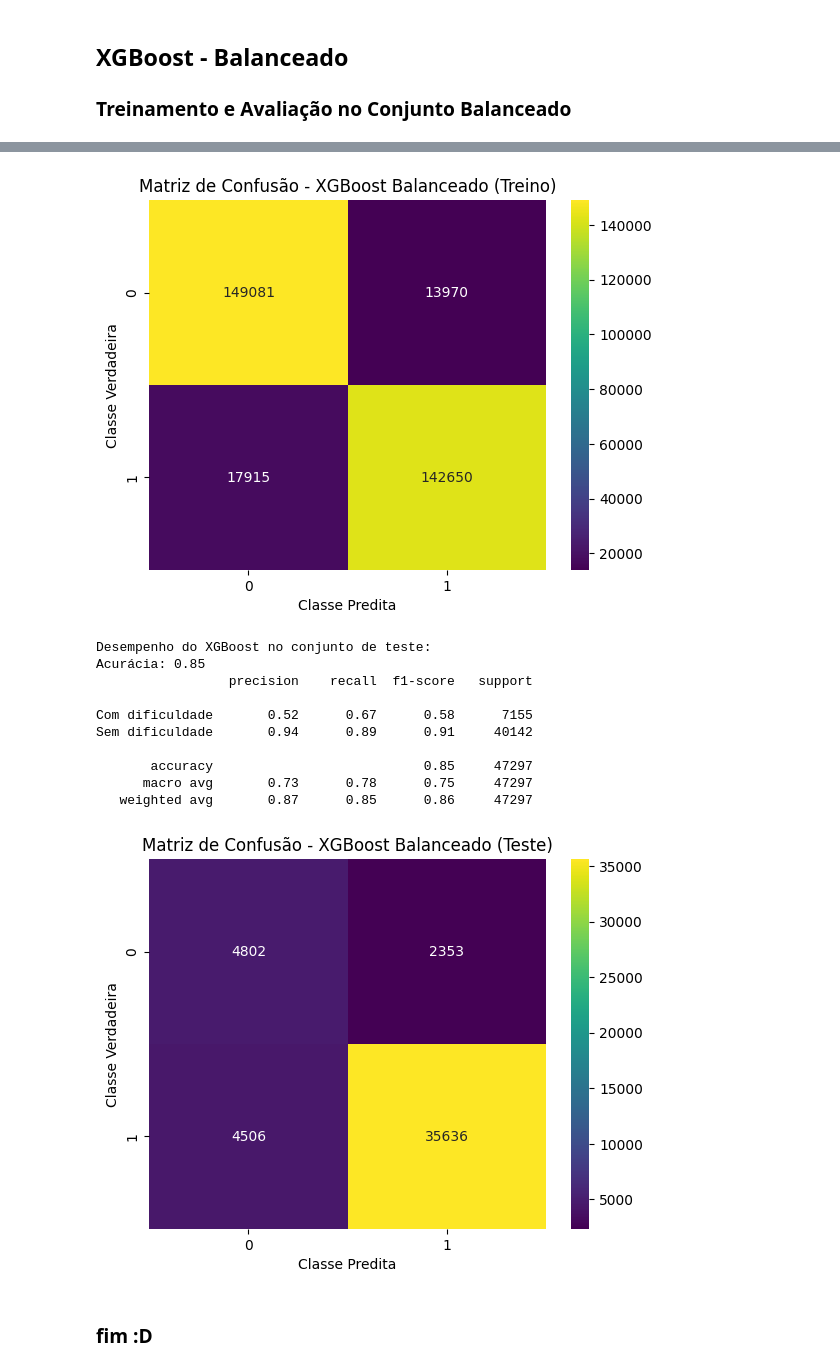
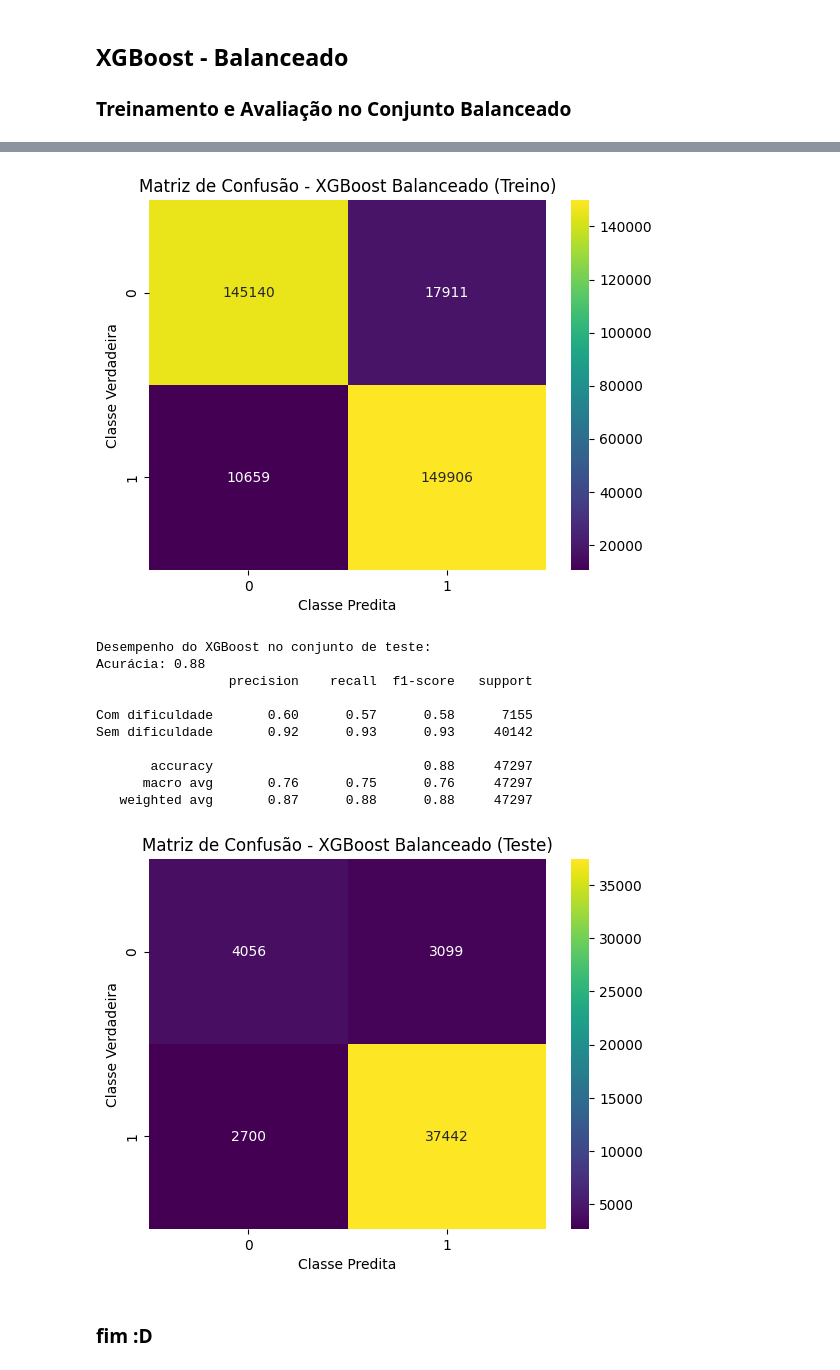
Before and after one commit to LuisHenriqueA/Diabetes-PISI3, a Jupyter notebook: KDD/classificacao/classificacao.ipynb, the cells around one changed output, grey strips where cells are left out. Drawn from its saved outputs; the diff is of its cells as text; code cells hidden in the pictures.

```diff
--- a/KDD/classificacao/classificacao.ipynb
+++ b/KDD/classificacao/classificacao.ipynb
@@ -733,29 +733,21 @@ y_test_encoded = label_encoder.transform(y_test)
 # Treinando o modelo XGBoost no conjunto balanceado com as classes convertidas
 xgb_model_balanced = xgb.XGBClassifier(
     random_state=13,
-    max_depth=4,
-    min_child_weight=3,
-    gamma=0.3,
-    subsample=0.8,
-    colsample_bytree=0.8,
-    learning_rate=0.05,
-    n_estimators=100,
-    reg_alpha=0.01,
-    reg_lambda=0.1,
-    scale_pos_weight=0.8,
-    early_stopping_rounds=10,
+    max_depth=3,
+    min_child_weight=6,
+    gamma=0.6,
+    subsample=0.6,
+    colsample_bytree=0.6,
+    learning_rate=0.01,
+    n_estimators=1000,
+    reg_alpha=0.2,
+    reg_lambda=0.3,
+    scale_pos_weight=1,
+    early_stopping_rounds=50,
     eval_metric="logloss"
 )
 
-# Adicionando o conjunto de validação
-eval_set = [(X_resampled, y_resampled_encoded), (X_test, y_test_encoded)]
-
-xgb_model_balanced.fit(
-    X_resampled,
-    y_resampled_encoded,
-    eval_set=eval_set,
-    verbose=False  # Define como False para evitar muitas saídas durante o treinamento
-)
+xgb_model_balanced.fit(X_resampled, y_resampled_encoded, eval_set=[(X_test, y_test_encoded)], verbose=True)
 
 # Previsões no conjunto de treino
 y_pred_train_xgb_balanced = xgb_model_balanced.predict(X_resampled)
@@ -802,14 +801,14 @@ Sem dificuldade       0.91      0.89      0.90    160565
-[figure, old version]
+[figure, new version]
 Desempenho do XGBoost no conjunto de teste:
-Acurácia: 0.85
+Acurácia: 0.88
                  precision    recall  f1-score   support
 
-Com dificuldade       0.52      0.67      0.58      7155
-Sem dificuldade       0.94      0.89      0.91     40142
+Com dificuldade       0.60      0.57      0.58      7155
+Sem dificuldade       0.92      0.93      0.93     40142
 
-       accuracy                           0.85     47297
-      macro avg       0.73      0.78      0.75     47297
-   weighted avg       0.87      0.85      0.86     47297
+       accuracy                           0.88     47297
+      macro avg       0.76      0.75      0.76     47297
+   weighted avg       0.87      0.88      0.88     47297
-[figure, old version]
+[figure, new version]
 # %% [markdown]
 ### fim :D
```
Also changed, not shown: parts of 3 cells of this notebook, 3 other files.
